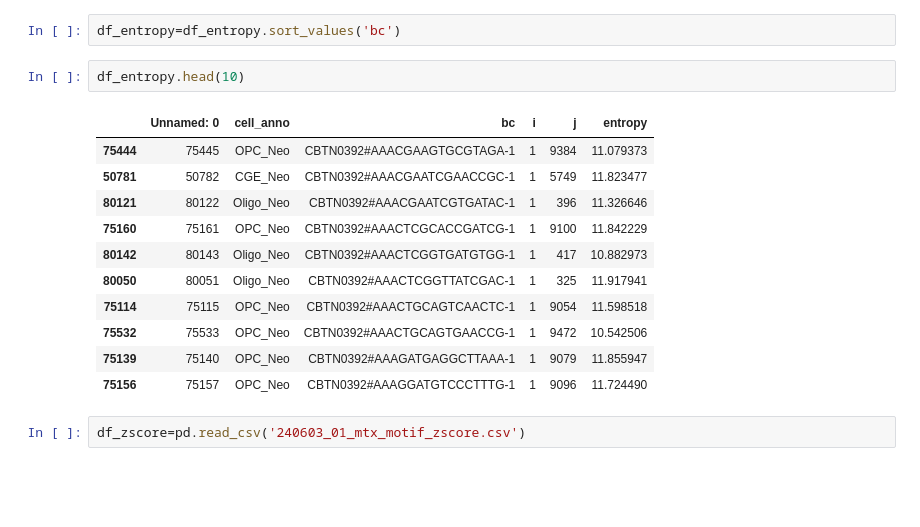
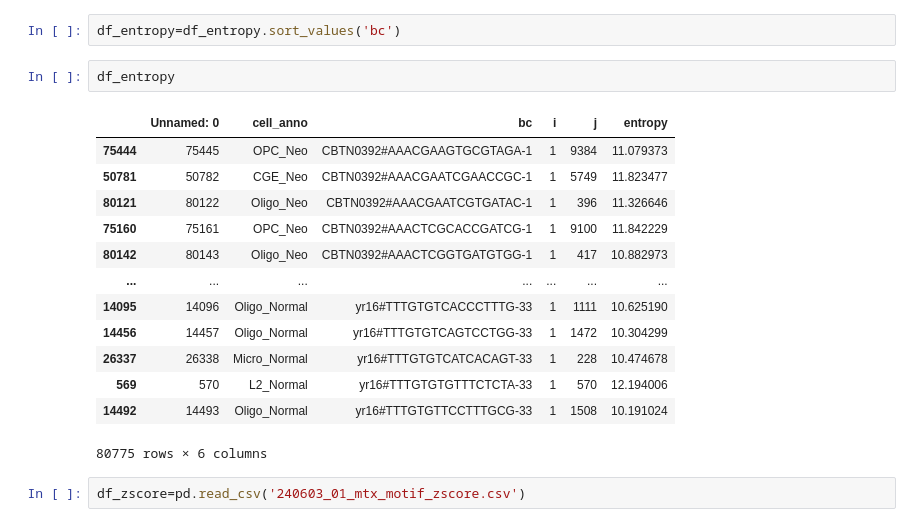
Before and after one commit to farhangus/mutual_info_calculator, a Jupyter notebook: Tina_project.ipynb, the cells around one changed output. Drawn from its saved outputs; the diff is of its cells as text; blank space fills up the shorter version.

```diff
--- a/Tina_project.ipynb
+++ b/Tina_project.ipynb
@@ -5,19 +5,21 @@ df_entropy=pd.read_csv('240501_01_entropy-values.csv')
 # %%
 df_entropy=df_entropy.sort_values('bc')
 # %%
-df_entropy.head(10)
+df_entropy
 # %% [output]
 |  | Unnamed: 0 | cell_anno | bc | i | j | entropy |
 | 75444 | 75445 | OPC_Neo | CBTN0392#AAACGAAGTGCGTAGA-1 | 1 | 9384 | 11.079373 |
 | 50781 | 50782 | CGE_Neo | CBTN0392#AAACGAATCGAACCGC-1 | 1 | 5749 | 11.823477 |
 | 80121 | 80122 | Oligo_Neo | CBTN0392#AAACGAATCGTGATAC-1 | 1 | 396 | 11.326646 |
 | 75160 | 75161 | OPC_Neo | CBTN0392#AAACTCGCACCGATCG-1 | 1 | 9100 | 11.842229 |
 | 80142 | 80143 | Oligo_Neo | CBTN0392#AAACTCGGTGATGTGG-1 | 1 | 417 | 10.882973 |
-| 80050 | 80051 | Oligo_Neo | CBTN0392#AAACTCGGTTATCGAC-1 | 1 | 325 | 11.917941 |
-| 75114 | 75115 | OPC_Neo | CBTN0392#AAACTGCAGTCAACTC-1 | 1 | 9054 | 11.598518 |
-| 75532 | 75533 | OPC_Neo | CBTN0392#AAACTGCAGTGAACCG-1 | 1 | 9472 | 10.542506 |
-| 75139 | 75140 | OPC_Neo | CBTN0392#AAAGATGAGGCTTAAA-1 | 1 | 9079 | 11.855947 |
-| 75156 | 75157 | OPC_Neo | CBTN0392#AAAGGATGTCCCTTTG-1 | 1 | 9096 | 11.724490 |
+| ... | ... | ... | ... | ... | ... | ... |
+| 14095 | 14096 | Oligo_Normal | yr16#TTTGTGTCACCCTTTG-33 | 1 | 1111 | 10.625190 |
+| 14456 | 14457 | Oligo_Normal | yr16#TTTGTGTCAGTCCTGG-33 | 1 | 1472 | 10.304299 |
+| 26337 | 26338 | Micro_Normal | yr16#TTTGTGTCATCACAGT-33 | 1 | 228 | 10.474678 |
+| 569 | 570 | L2_Normal | yr16#TTTGTGTGTTTCTCTA-33 | 1 | 570 | 12.194006 |
+| 14492 | 14493 | Oligo_Normal | yr16#TTTGTGTTCCTTTGCG-33 | 1 | 1508 | 10.191024 |
+80775 rows × 6 columns
 # %%
 df_zscore=pd.read_csv('240603_01_mtx_motif_zscore.csv')
 # %%
```
Also changed, not shown: parts of 3 cells of this notebook.
